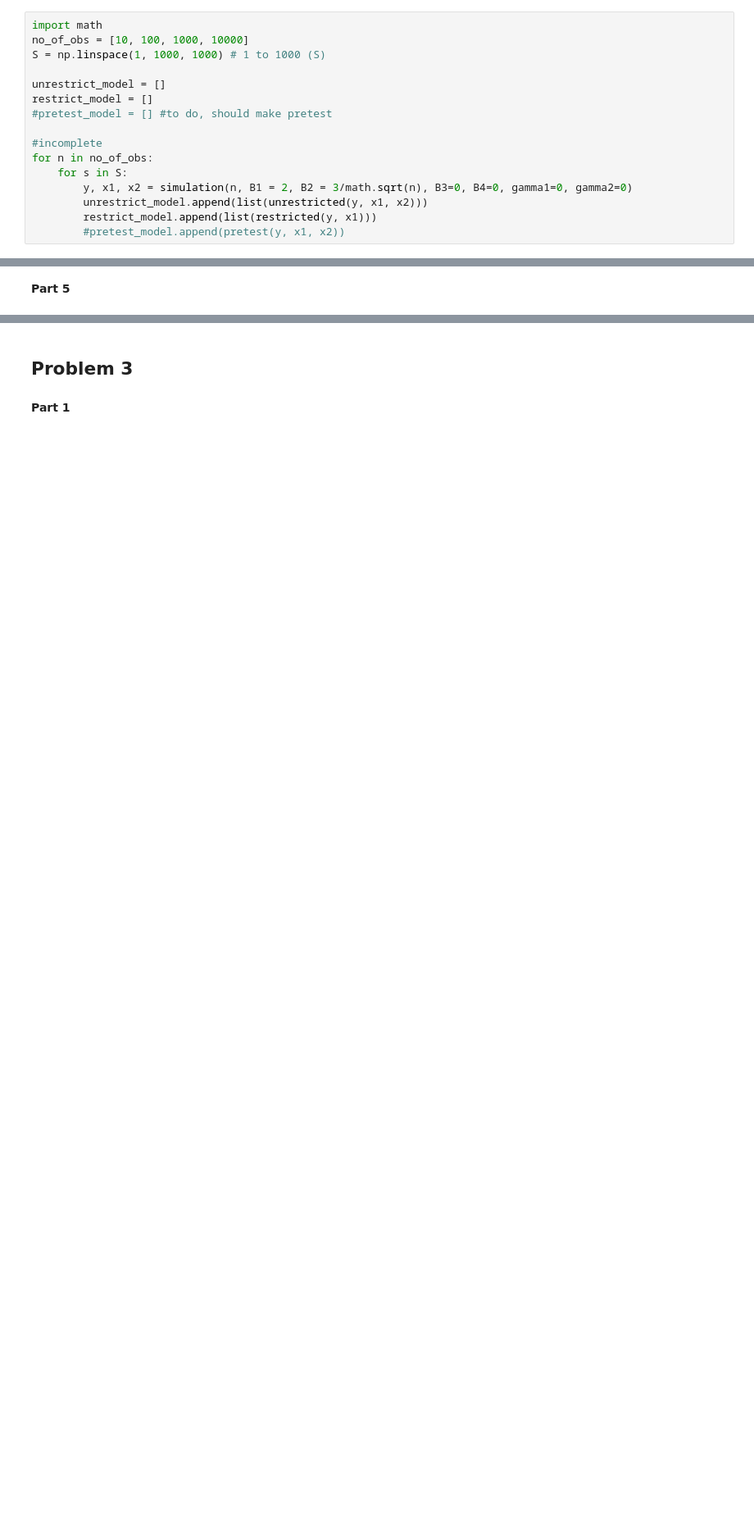
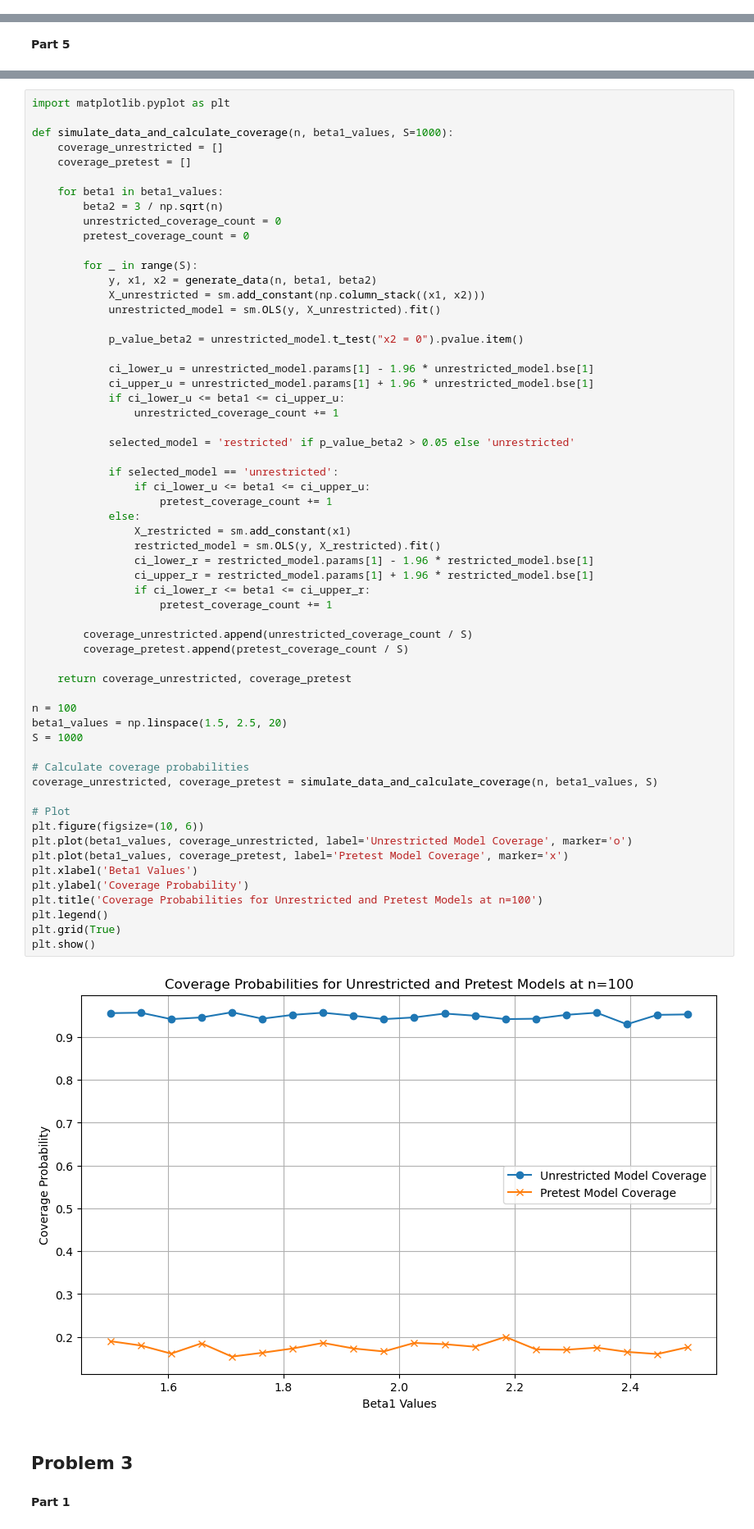
Before and after one commit to Datadili/EconML, a Jupyter notebook: pset_7.ipynb, the cells around one changed output, grey strips where cells are left out. Shown at 82% size. Saved outputs shown, nothing was run; the diff lists cells and outputs as text; blank space fills up the shorter version.

```diff
--- a/pset_7.ipynb
+++ b/pset_7.ipynb
@@ -179,16 +225,0 @@ def pretest(y, x1, x2):
-# %%
-import math
-no_of_obs = [10, 100, 1000, 10000]
-S = np.linspace(1, 1000, 1000) # 1 to 1000 (S)
-
-unrestrict_model = []
-restrict_model = []
-#pretest_model = [] #to do, should make pretest
-
-#incomplete
-for n in no_of_obs:
-    for s in S:
-        y, x1, x2 = simulation(n, B1 = 2, B2 = 3/math.sqrt(n), B3=0, B4=0, gamma1=0, gamma2=0)
-        unrestrict_model.append(list(unrestricted(y, x1, x2)))
-        restrict_model.append(list(restricted(y, x1)))
-        #pretest_model.append(pretest(y, x1, x2))
@@ -199,3 +383,64 @@ for n in no_of_obs:
+# %%
+import matplotlib.pyplot as plt
+
+def simulate_data_and_calculate_coverage(n, beta1_values, S=1000):
+    coverage_unrestricted = []
+    coverage_pretest = []
+
+    for beta1 in beta1_values:
+        beta2 = 3 / np.sqrt(n)
+        unrestricted_coverage_count = 0
+        pretest_coverage_count = 0
+
+        for _ in range(S):
+            y, x1, x2 = generate_data(n, beta1, beta2)
+            X_unrestricted = sm.add_constant(np.column_stack((x1, x2)))
+            unrestricted_model = sm.OLS(y, X_unrestricted).fit()
+
+            p_value_beta2 = unrestricted_model.t_test("x2 = 0").pvalue.item()
+
+            ci_lower_u = unrestricted_model.params[1] - 1.96 * unrestricted_model.bse[1]
+            ci_upper_u = unrestricted_model.params[1] + 1.96 * unrestricted_model.bse[1]
+            if ci_lower_u <= beta1 <= ci_upper_u:
+                unrestricted_coverage_count += 1
+
+            selected_model = 'restricted' if p_value_beta2 > 0.05 else 'unrestricted'
+
+            if selected_model == 'unrestricted':
+                if ci_lower_u <= beta1 <= ci_upper_u:
+                    pretest_coverage_count += 1
+            else:
+                X_restricted = sm.add_constant(x1)
+                restricted_model = sm.OLS(y, X_restricted).fit()
+                ci_lower_r = restricted_model.params[1] - 1.96 * restricted_model.bse[1]
+                ci_upper_r = restricted_model.params[1] + 1.96 * restricted_model.bse[1]
+                if ci_lower_r <= beta1 <= ci_upper_r:
+                    pretest_coverage_count += 1
+
+        coverage_unrestricted.append(unrestricted_coverage_count / S)
+        coverage_pretest.append(pretest_coverage_count / S)
+
+    return coverage_unrestricted, coverage_pretest
+
+n = 100
+beta1_values = np.linspace(1.5, 2.5, 20)
+S = 1000
+
+# Calculate coverage probabilities
+coverage_unrestricted, coverage_pretest = simulate_data_and_calculate_coverage(n, beta1_values, S)
+
+# Plot
+plt.figure(figsize=(10, 6))
+plt.plot(beta1_values, coverage_unrestricted, label='Unrestricted Model Coverage', marker='o')
+plt.plot(beta1_values, coverage_pretest, label='Pretest Model Coverage', marker='x')
+plt.xlabel('Beta1 Values')
+plt.ylabel('Coverage Probability')
+plt.title('Coverage Probabilities for Unrestricted and Pretest Models at n=100')
+plt.legend()
+plt.grid(True)
+plt.show()
+# %% [output]
+[figure, added]
 # %% [markdown]
 ## Problem 3
 # %% [markdown]
```
Also changed, not shown: parts of 9 cells of this notebook.
